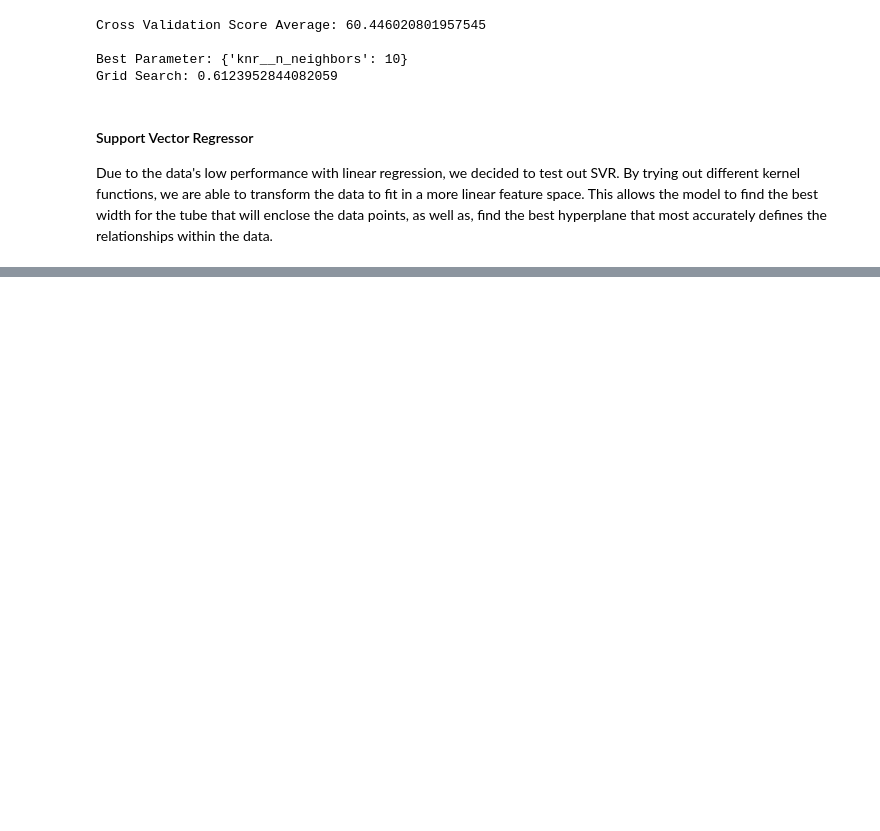
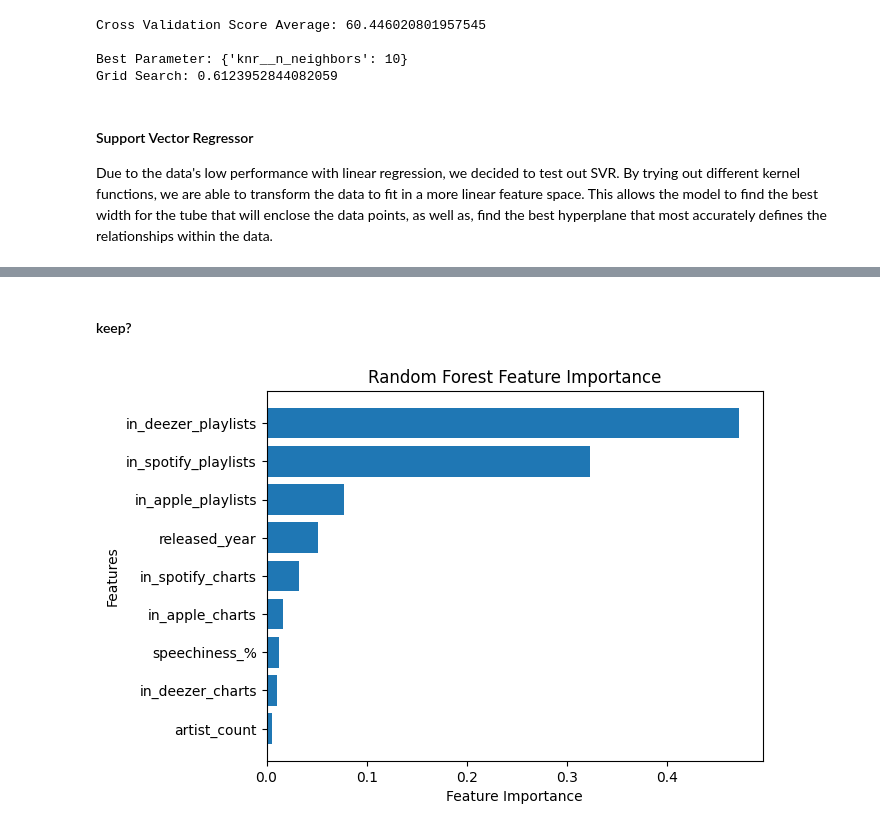
Before and after one commit to StealthAddict/spotify-ml-project, a Jupyter notebook: main.ipynb, the cells around one changed output, grey strips where cells are left out. Saved outputs shown, nothing was run; the diff lists cells and outputs as text; code cells hidden in the pictures; blank space fills up the shorter version.

```diff
--- a/main.ipynb
+++ b/main.ipynb
@@ -466,0 +526,15 @@ R-squared: 0.6939714983699781
+# %% [markdown]
+#### keep?
+# %%
+feature_importances = gs.best_estimator_.feature_importances_
+feature_names = features.columns
+sorted_idx = feature_importances.argsort()
+
+plt.barh(range(len(sorted_idx)), feature_importances[sorted_idx])
+plt.yticks(range(len(sorted_idx)), feature_names[sorted_idx])
+plt.xlabel("Feature Importance")
+plt.ylabel("Features")
+plt.title("Random Forest Feature Importance")
+plt.show()
+# %% [output]
+[figure, added]
```
Also changed, not shown: parts of 13 cells of this notebook.
